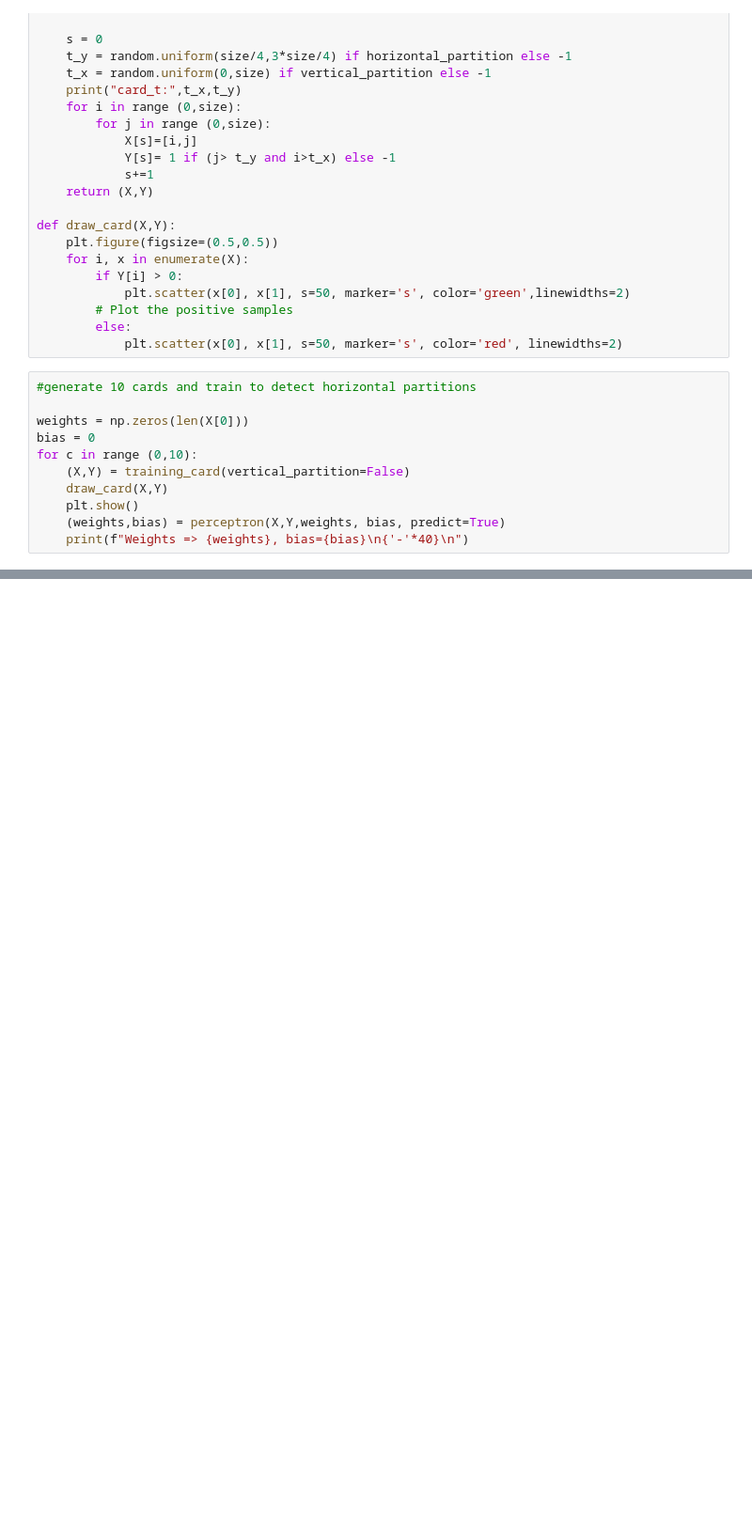
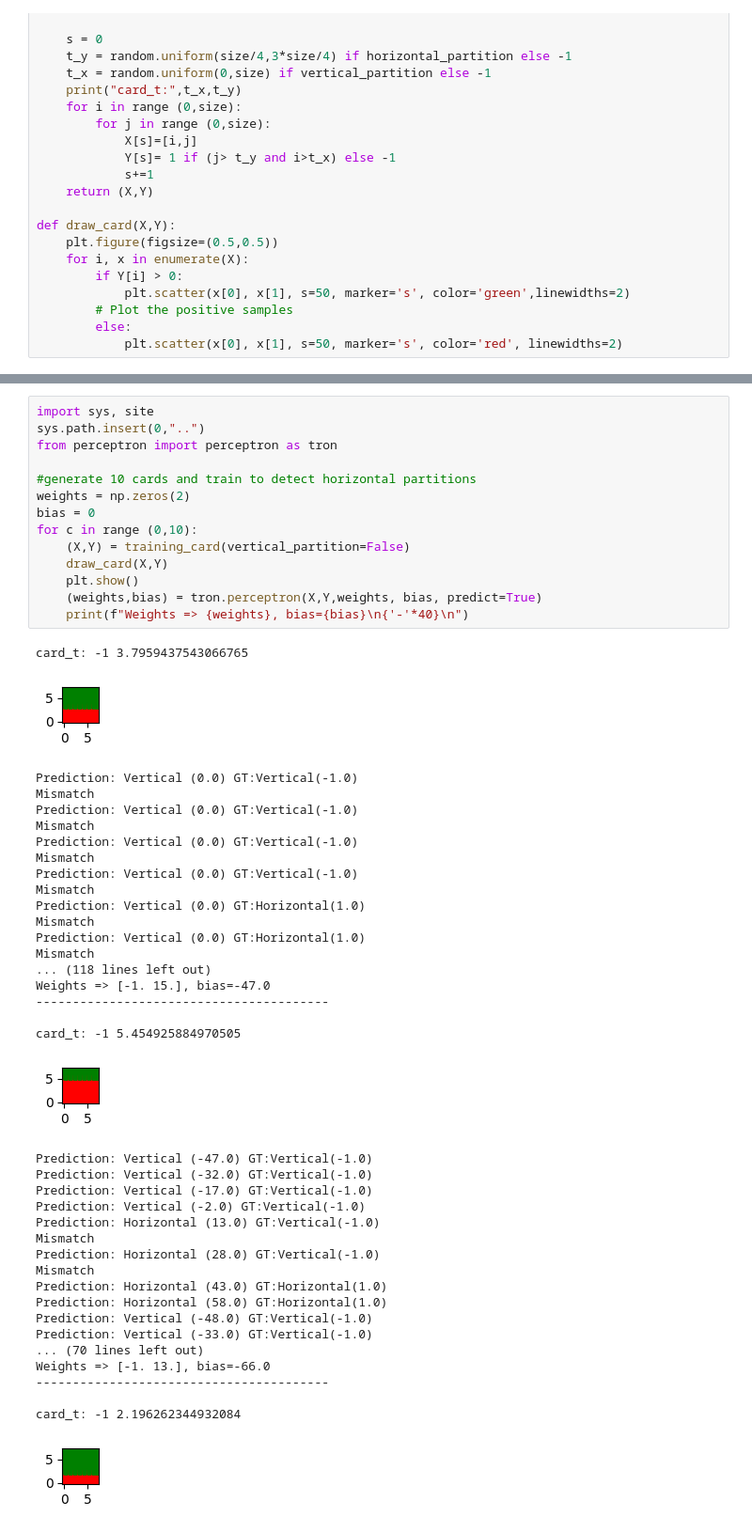
Before and after one commit to ashanbh/perceptron, a Jupyter notebook: notebooks/perceptron.ipynb, the cells around one changed output, grey strips where cells are left out. Shown: that part at 94% size. Drawn from its saved outputs; the diff is of its cells as text; blank space fills up the shorter version.

```diff
--- a/notebooks/perceptron.ipynb
+++ b/notebooks/perceptron.ipynb
@@ -33,14 +30,3 @@ def draw_card(X,Y):
         # Plot the positive samples
         else:
             plt.scatter(x[0], x[1], s=50, marker='s', color='red', linewidths=2)
-# %%
-#generate 10 cards and train to detect horizontal partitions
-
-weights = np.zeros(len(X[0]))
-bias = 0
-for c in range (0,10):
-    (X,Y) = training_card(vertical_partition=False)
-    draw_card(X,Y)
-    plt.show()
-    (weights,bias) = perceptron(X,Y,weights, bias, predict=True)
-    print(f"Weights => {weights}, bias={bias}\n{'-'*40}\n")
@@ -84,0 +33,53 @@ card_t: -1 2.531142379350493
+# %%
+import sys, site
+sys.path.insert(0,"..")
+from perceptron import perceptron as tron
+
+#generate 10 cards and train to detect horizontal partitions
+weights = np.zeros(2)
+bias = 0
+for c in range (0,10):
+    (X,Y) = training_card(vertical_partition=False)
+    draw_card(X,Y)
+    plt.show()
+    (weights,bias) = tron.perceptron(X,Y,weights, bias, predict=True)
+    print(f"Weights => {weights}, bias={bias}\n{'-'*40}\n")
+# %% [output]
+card_t: -1 3.7959437543066765
+[figure, added]
+Prediction: Vertical (0.0) GT:Vertical(-1.0)
+Mismatch
+Prediction: Vertical (0.0) GT:Vertical(-1.0)
+Mismatch
+Prediction: Vertical (0.0) GT:Vertical(-1.0)
+Mismatch
+Prediction: Vertical (0.0) GT:Vertical(-1.0)
+Mismatch
+Prediction: Vertical (0.0) GT:Horizontal(1.0)
+Mismatch
+Prediction: Vertical (0.0) GT:Horizontal(1.0)
+Mismatch
+... (118 lines left out)
+Weights => [-1. 15.], bias=-47.0
+----------------------------------------
+
+card_t: -1 5.454925884970505
+[figure, added]
+Prediction: Vertical (-47.0) GT:Vertical(-1.0)
+Prediction: Vertical (-32.0) GT:Vertical(-1.0)
+Prediction: Vertical (-17.0) GT:Vertical(-1.0)
+Prediction: Vertical (-2.0) GT:Vertical(-1.0)
+Prediction: Horizontal (13.0) GT:Vertical(-1.0)
+Mismatch
+Prediction: Horizontal (28.0) GT:Vertical(-1.0)
+Mismatch
+Prediction: Horizontal (43.0) GT:Horizontal(1.0)
+Prediction: Horizontal (58.0) GT:Horizontal(1.0)
+Prediction: Vertical (-48.0) GT:Vertical(-1.0)
+Prediction: Vertical (-33.0) GT:Vertical(-1.0)
+... (70 lines left out)
+Weights => [-1. 13.], bias=-66.0
+----------------------------------------
+
+card_t: -1 2.196262344932084
+[figure, added]
```
Also changed, not shown: parts of 3 cells of this notebook, 2 other files.
